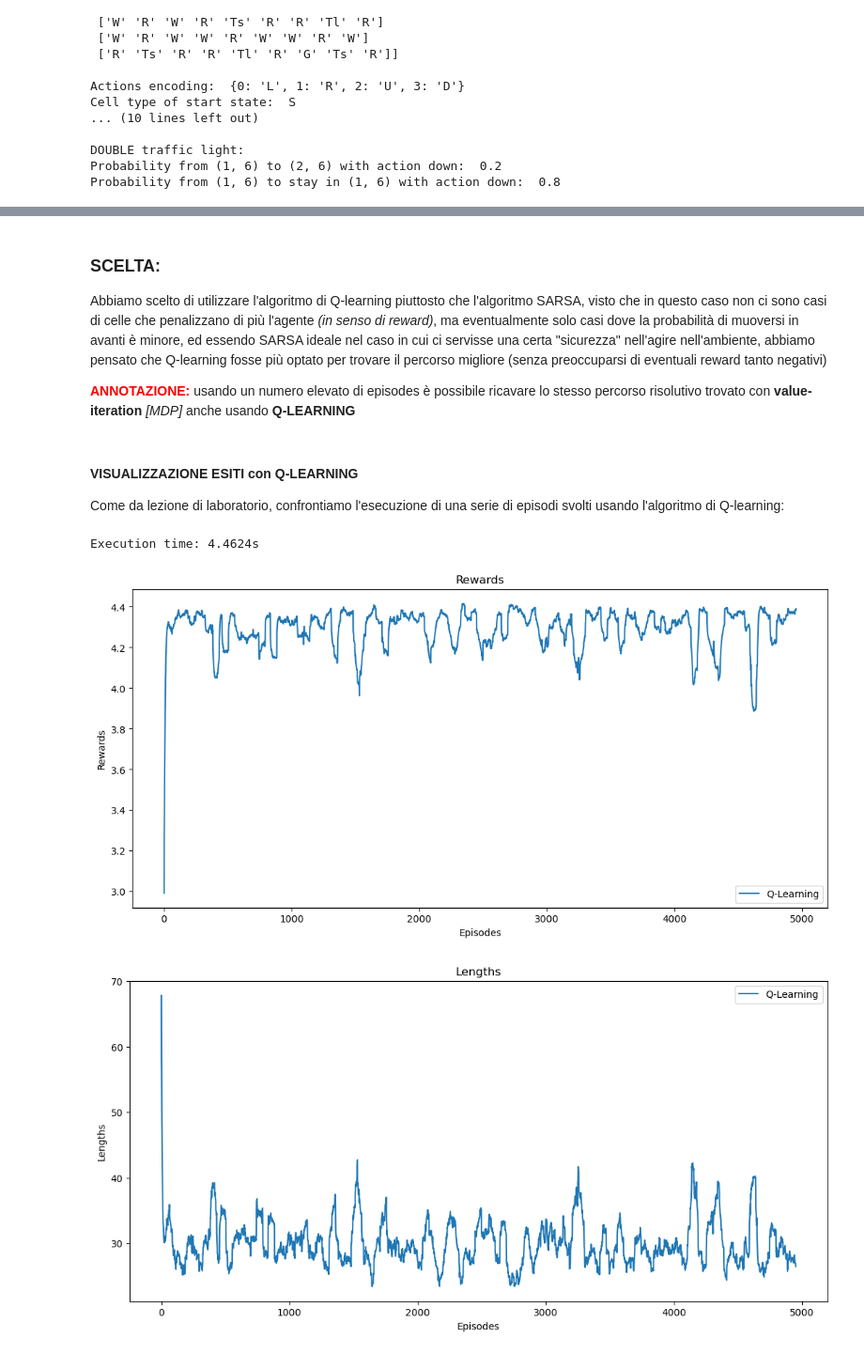
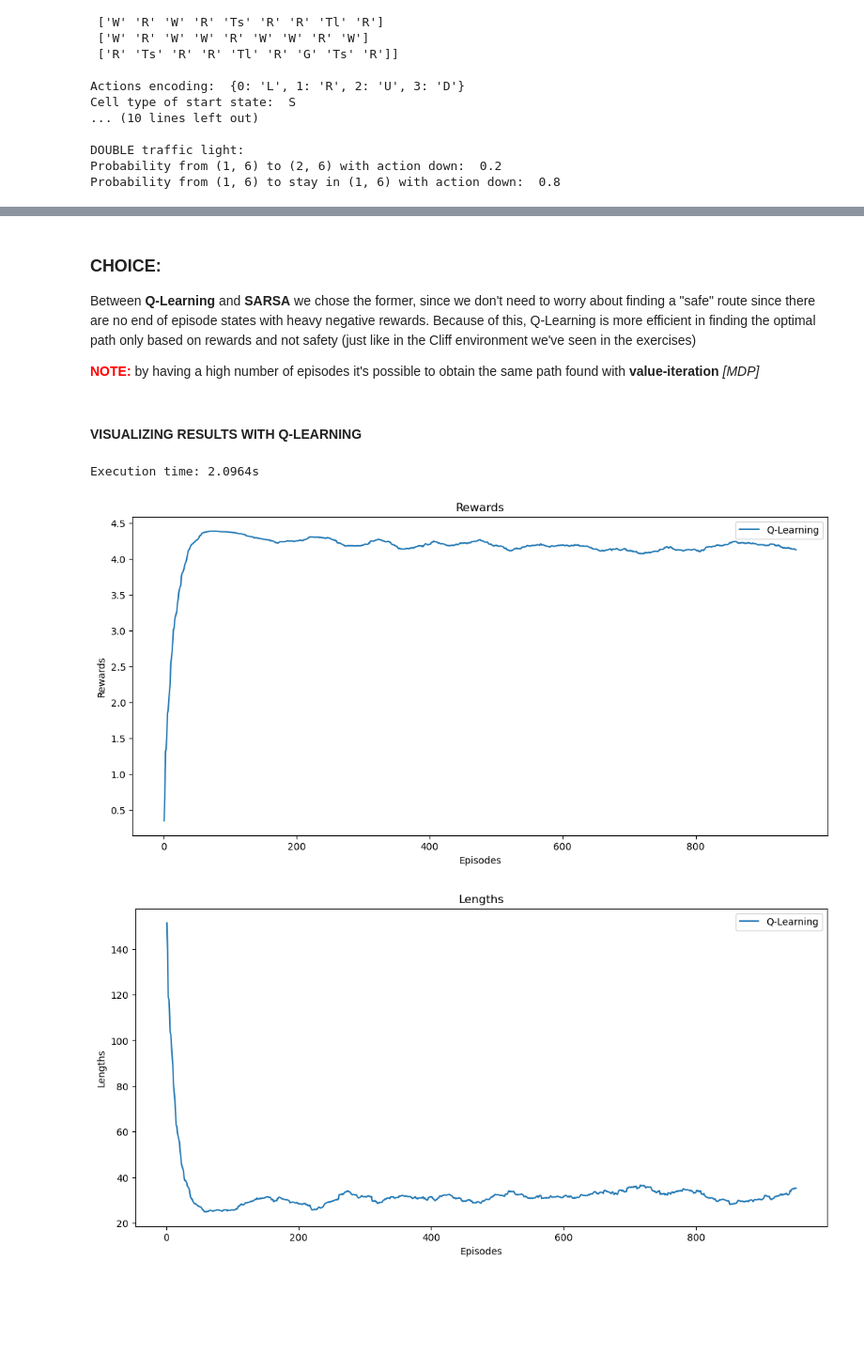
Before and after one commit to JacopoAzzetti/ai-project, a Jupyter notebook: AI_exam_ex_2.ipynb, the cells around one changed output, grey strips where cells are left out. Shown at 94% size. Drawn from its saved outputs; the diff is of its cells as text; code cells hidden in the pictures; blank space fills up the shorter version.

```diff
--- a/AI_exam_ex_2.ipynb
+++ b/AI_exam_ex_2.ipynb
@@ -161,47 +160,45 @@ def my_solution(environment):
 
     # return np.random.choice(environment.action_space.n,environment.observation_space.n)
 # %% [markdown]
-### SCELTA:
-Abbiamo scelto di utilizzare l'algoritmo di Q-learning piuttosto che l'algoritmo SARSA, visto che in questo caso non ci sono casi di celle che penalizzano di più l'agente *(in senso di reward)*, ma eventualmente solo casi dove la probabilità di muoversi in avanti è minore, ed essendo SARSA ideale nel caso in cui ci servisse una certa "sicurezza" nell'agire nell'ambiente, abbiamo pensato che Q-learning fosse più optato per trovare il percorso migliore (senza preoccuparsi di eventuali reward tanto negativi)
+### CHOICE:
+Between **Q-Learning** and **SARSA** we chose the former, since we don't need to worry about finding a "safe" route since there are no end of episode states with heavy negative rewards. Because of this, Q-Learning is more efficient in finding the optimal path only based on rewards and not safety (just like in the Cliff environment we've seen in the exercises)
 
-<span style="color:red"> **ANNOTAZIONE:** </span>usando un numero elevato di episodes è possibile ricavare lo stesso percorso risolutivo trovato con **value-iteration** *[MDP]* anche usando **Q-LEARNING**
+<span style="color:red"> **NOTE:** </span>by having a high number of episodes it's possible to obtain the same path found with **value-iteration** *[MDP]*
 # %% [markdown]
-#### VISUALIZZAZIONE ESITI con Q-LEARNING
-
-Come da lezione di laboratorio, confrontiamo l'esecuzione di una serie di episodi svolti usando l'algoritmo di Q-learning:
+#### VISUALIZING RESULTS WITH Q-LEARNING
 # %%
 # Learning parameters
-episodes = 5000
+episodes = 1000
 ep_limit = 50
 alpha = .3
 gamma = .9
 epsilon = .1
 temp = 1
 
 rewser = []
 lenser = []
 
 litres = np.arange(1, episodes + 1)  # Learning iteration values
 window = 50  # Rolling window
 
 t = timer()
 
 # Q-Learning
-_, rews, lengths = q_learning(env, episodes, alpha, gamma, epsilon_greedy, epsilon)
+_, rews, lengths = q_learning(env, episodes, alpha, gamma, softmax, epsilon)
 
 rews = rolling(rews, window)
 rewser.append({"x": np.arange(1, len(rews) + 1), "y": rews, "ls": "-", "label": "Q-Learning"})
 lengths = rolling(lengths, window)
 lenser.append({"x": np.arange(1, len(lengths) + 1), "y": lengths, "ls": "-", "label": "Q-Learning"})
 
 print("Execution time: {0}s".format(round(timer() - t, 4)))
 
 # Rewards
 plot(rewser, "Rewards", "Episodes", "Rewards")
 # Lunghezze
 plot(lenser, "Lengths", "Episodes", "Lengths")
 # %% [output]
-Execution time: 4.4624s
+Execution time: 2.0964s
-[figure, old version]
+[figure, new version]
-[figure, old version]
+[figure, new version]
 # %% [markdown]
```
Also changed, not shown: parts of 7 cells of this notebook.
